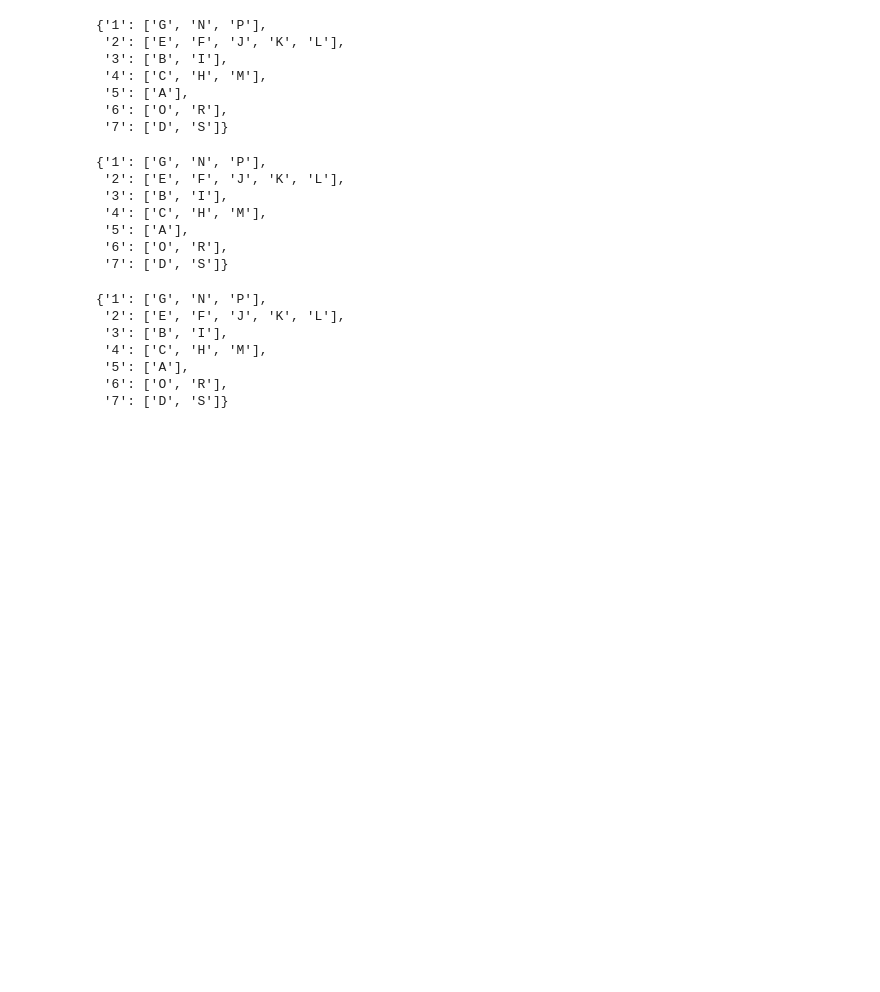
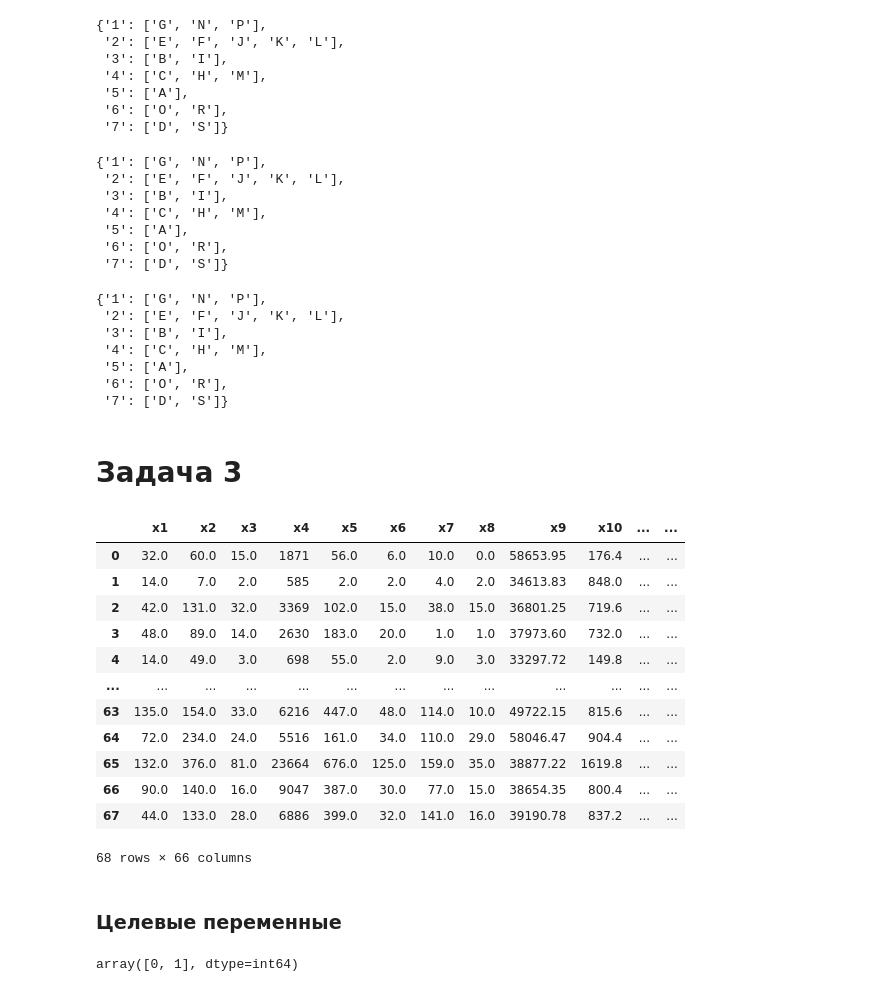
Before and after one commit to Chpel/Study_3, a Jupyter notebook: Самоста/ЯП_матмод.ipynb, the cells around one changed output. Cells and saved outputs as stored; diff of their text form; code cells hidden in the pictures; blank space fills up the shorter version.

```diff
--- a/Самоста/ЯП_матмод.ipynb
+++ b/Самоста/ЯП_матмод.ipynb
@@ -313,3 +313,28 @@ order6
  '5': ['A'],
  '6': ['O', 'R'],
  '7': ['D', 'S']}
+# %% [markdown]
+# Задача 3
+# %%
+data_train = pd.read_csv('train.csv')
+data_train
+# %% [output]
+|  | x1 | x2 | x3 | x4 | x5 | x6 | x7 | x8 | x9 | x10 | ... | ... |
+| 0 | 32.0 | 60.0 | 15.0 | 1871 | 56.0 | 6.0 | 10.0 | 0.0 | 58653.95 | 176.4 | ... | ... |
+| 1 | 14.0 | 7.0 | 2.0 | 585 | 2.0 | 2.0 | 4.0 | 2.0 | 34613.83 | 848.0 | ... | ... |
+| 2 | 42.0 | 131.0 | 32.0 | 3369 | 102.0 | 15.0 | 38.0 | 15.0 | 36801.25 | 719.6 | ... | ... |
+| 3 | 48.0 | 89.0 | 14.0 | 2630 | 183.0 | 20.0 | 1.0 | 1.0 | 37973.60 | 732.0 | ... | ... |
+| 4 | 14.0 | 49.0 | 3.0 | 698 | 55.0 | 2.0 | 9.0 | 3.0 | 33297.72 | 149.8 | ... | ... |
+| ... | ... | ... | ... | ... | ... | ... | ... | ... | ... | ... | ... | ... |
+| 63 | 135.0 | 154.0 | 33.0 | 6216 | 447.0 | 48.0 | 114.0 | 10.0 | 49722.15 | 815.6 | ... | ... |
+| 64 | 72.0 | 234.0 | 24.0 | 5516 | 161.0 | 34.0 | 110.0 | 29.0 | 58046.47 | 904.4 | ... | ... |
+| 65 | 132.0 | 376.0 | 81.0 | 23664 | 676.0 | 125.0 | 159.0 | 35.0 | 38877.22 | 1619.8 | ... | ... |
+| 66 | 90.0 | 140.0 | 16.0 | 9047 | 387.0 | 30.0 | 77.0 | 15.0 | 38654.35 | 800.4 | ... | ... |
+| 67 | 44.0 | 133.0 | 28.0 | 6886 | 399.0 | 32.0 | 141.0 | 16.0 | 39190.78 | 837.2 | ... | ... |
+68 rows × 66 columns
+# %% [markdown]
+### Целевые переменные
+# %%
+data_train['Y1'].unique()
+# %% [output]
+array([0, 1], dtype=int64)
```
Also changed, not shown: parts of 55 cells of this notebook, 1 other file.
